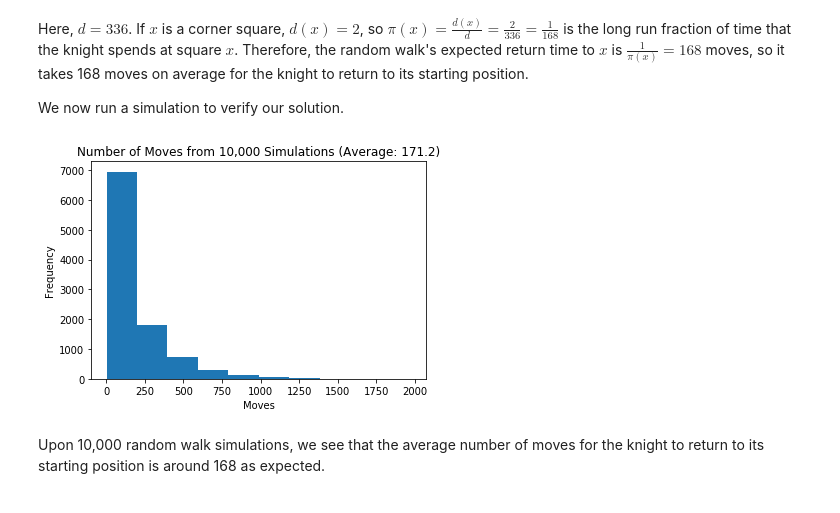
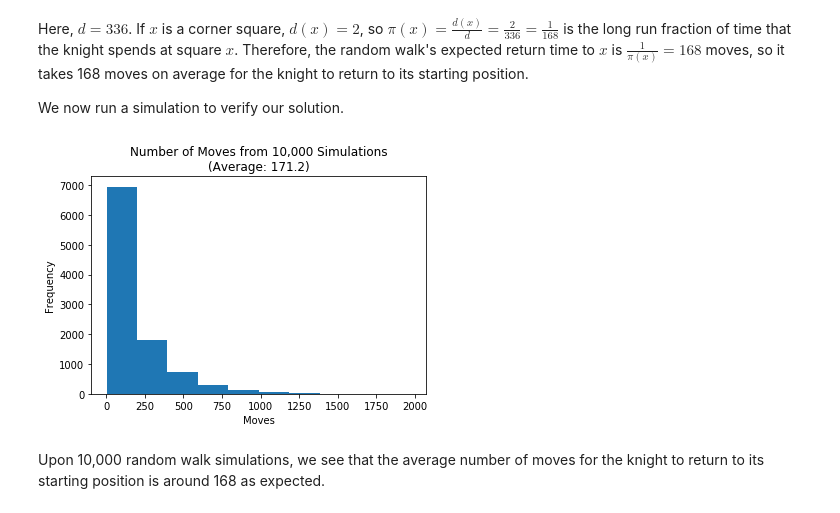
Before and after one commit to dleestat/quirky-data-science, a Jupyter notebook: quirky-data-science.ipynb, the cells around one changed output. Saved outputs shown, nothing was run; the diff lists cells and outputs as text; code cells hidden in the pictures.

```diff
--- a/quirky-data-science.ipynb
+++ b/quirky-data-science.ipynb
@@ -543,12 +543,12 @@ def move(x, y):
 # %%
 random.seed(0)
 n_moves = [random_walk() for _ in range(10000)]
 plt.hist(n_moves)
-plt.title(f'Number of Moves from 10,000 Simulations (Average: {np.mean(n_moves):.1f})')
+plt.title(f'Number of Moves from 10,000 Simulations\n(Average: {np.mean(n_moves):.1f})')
 plt.xlabel('Moves')
 plt.ylabel('Frequency');
 # %% [output]
-[figure, old version]
+[figure, new version]
 # %% [markdown]
 Upon 10,000 random walk simulations, we see that the average number of moves for the knight to return to its starting position is around 168 as expected.
 # %% [markdown]
```
Also changed, not shown: parts of 10 cells of this notebook.
